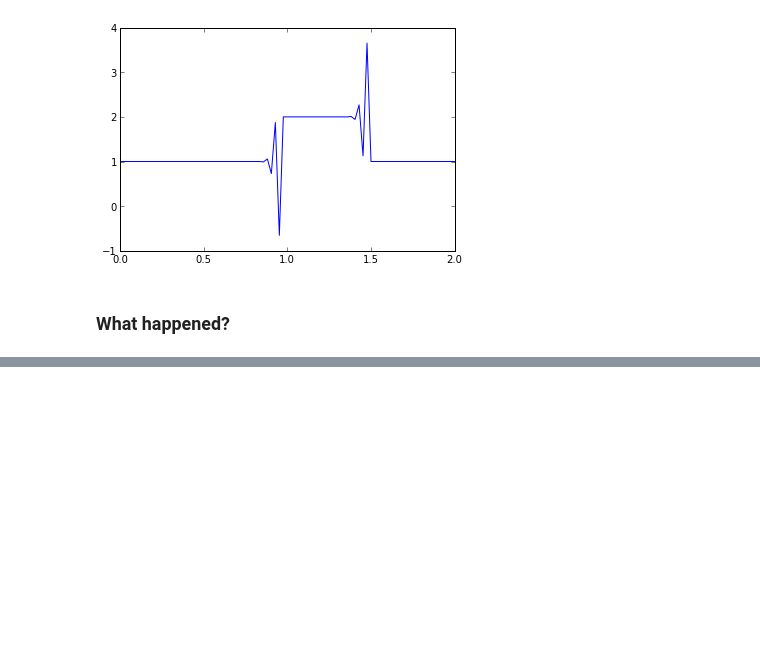
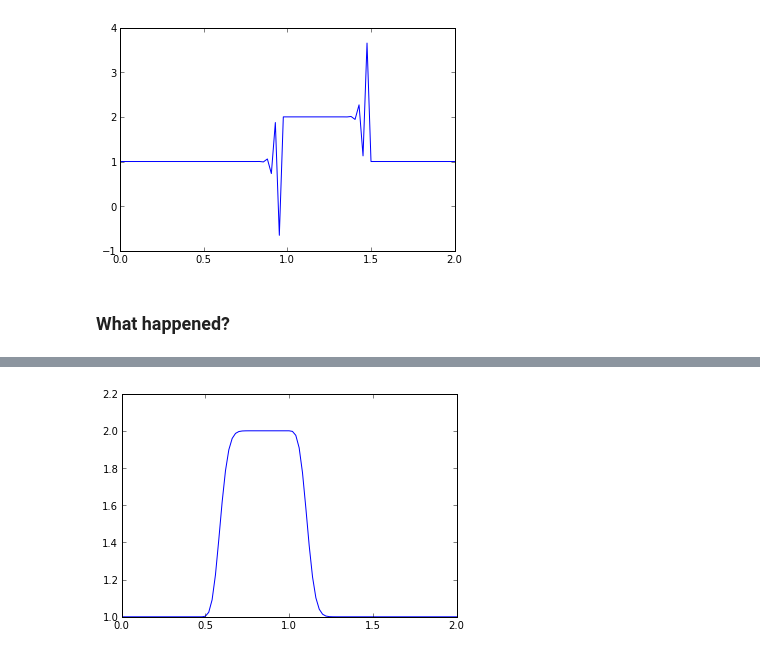
Before and after one commit to barbagroup/CFDPython, a Jupyter notebook: CFL Condition.ipynb, the cells around one changed output, grey strips where cells are left out. Cells and saved outputs as stored; diff of their text form; code cells hidden in the pictures; blank space fills up the shorter version.

```diff
--- a/CFL Condition.ipynb
+++ b/CFL Condition.ipynb
@@ -63,0 +104,4 @@ What has happened is that over the time period $\Delta t$, the wave is travellin
+# %%
+linearconv(101)
+# %% [output]
+[figure, added]
```
Also changed, not shown: parts of 6 cells of this notebook.
